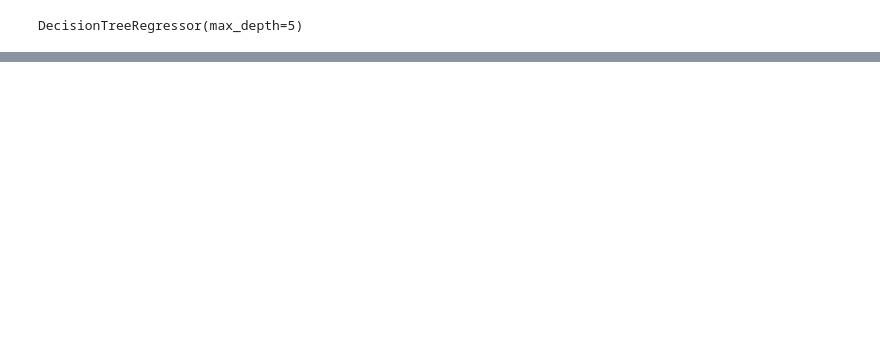
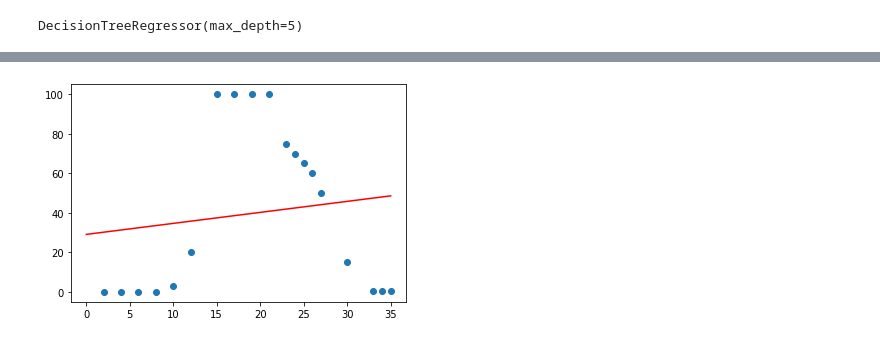
Before and after one commit to Kamil128/Learning_repo, a Jupyter notebook: ML_Regresja/decision_tree_regression.ipynb, the cells around one changed output, grey strips where cells are left out. Saved outputs shown, nothing was run; the diff lists cells and outputs as text; code cells hidden in the pictures; blank space fills up the shorter version.

```diff
--- a/ML_Regresja/decision_tree_regression.ipynb
+++ b/ML_Regresja/decision_tree_regression.ipynb
@@ -120,0 +150,14 @@ plt.show()
+# %%
+from sklearn.linear_model import LinearRegression
+
+r = LinearRegression()
+r.fit(X, y)
+
+x_lin = np.linspace(0, 35, 100).reshape(-1, 1)
+y_lin = r.predict(x_lin)
+
+plt.scatter(X, y)
+plt.plot(x_lin, y_lin, color='red')
+plt.show()
+# %% [output]
+[figure, added]
```
Also changed, not shown: parts of 11 cells of this notebook, 20 other files.
